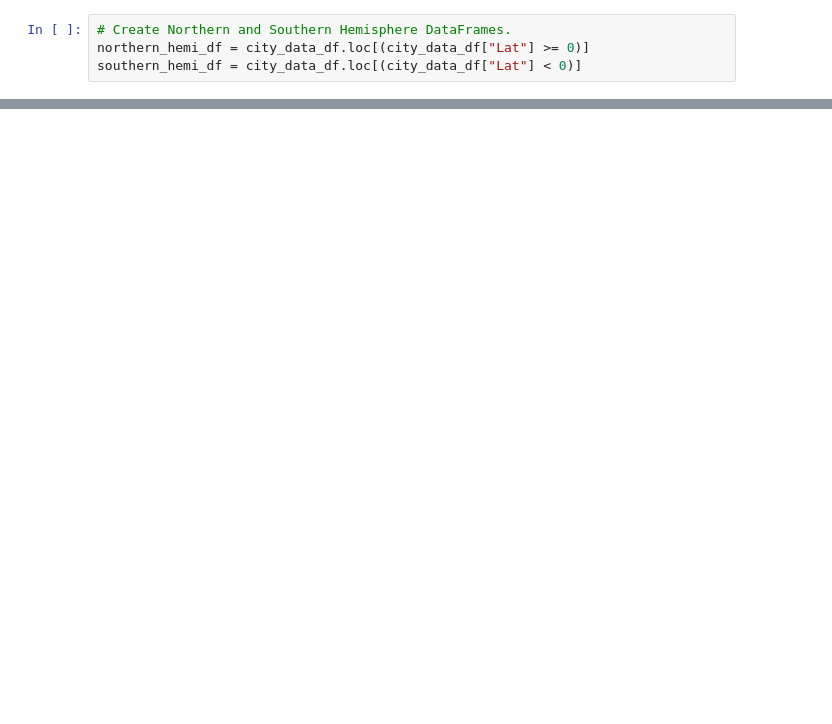
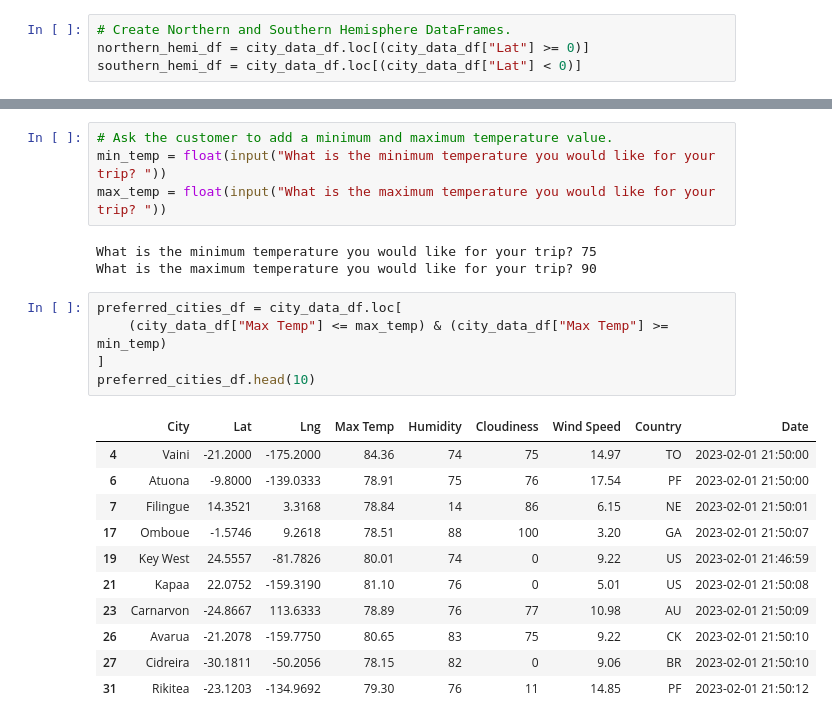
Before and after one commit to amoli127/World_Weather_Analysis, a Jupyter notebook: WeatherPy.ipynb, the cells around one changed output, grey strips where cells are left out. Drawn from its saved outputs; the diff is of its cells as text; blank space fills up the shorter version.

```diff
--- a/WeatherPy.ipynb
+++ b/WeatherPy.ipynb
@@ -375,0 +376,24 @@ plot_linear_regression(x_values, y_values,
+# %%
+# Ask the customer to add a minimum and maximum temperature value.
+min_temp = float(input("What is the minimum temperature you would like for your trip? "))
+max_temp = float(input("What is the maximum temperature you would like for your trip? "))
+# %% [output]
+What is the minimum temperature you would like for your trip? 75
+What is the maximum temperature you would like for your trip? 90
+# %%
+preferred_cities_df = city_data_df.loc[
+    (city_data_df["Max Temp"] <= max_temp) & (city_data_df["Max Temp"] >= min_temp)
+]
+preferred_cities_df.head(10)
+# %% [output]
+|  | City | Lat | Lng | Max Temp | Humidity | Cloudiness | Wind Speed | Country | Date |
+| 4 | Vaini | -21.2000 | -175.2000 | 84.36 | 74 | 75 | 14.97 | TO | 2023-02-01 21:50:00 |
+| 6 | Atuona | -9.8000 | -139.0333 | 78.91 | 75 | 76 | 17.54 | PF | 2023-02-01 21:50:00 |
+| 7 | Filingue | 14.3521 | 3.3168 | 78.84 | 14 | 86 | 6.15 | NE | 2023-02-01 21:50:01 |
+| 17 | Omboue | -1.5746 | 9.2618 | 78.51 | 88 | 100 | 3.20 | GA | 2023-02-01 21:50:07 |
+| 19 | Key West | 24.5557 | -81.7826 | 80.01 | 74 | 0 | 9.22 | US | 2023-02-01 21:46:59 |
+| 21 | Kapaa | 22.0752 | -159.3190 | 81.10 | 76 | 0 | 5.01 | US | 2023-02-01 21:50:08 |
+| 23 | Carnarvon | -24.8667 | 113.6333 | 78.89 | 76 | 77 | 10.98 | AU | 2023-02-01 21:50:09 |
+| 26 | Avarua | -21.2078 | -159.7750 | 80.65 | 83 | 75 | 9.22 | CK | 2023-02-01 21:50:10 |
+| 27 | Cidreira | -30.1811 | -50.2056 | 78.15 | 82 | 0 | 9.06 | BR | 2023-02-01 21:50:10 |
+| 31 | Rikitea | -23.1203 | -134.9692 | 79.30 | 76 | 11 | 14.85 | PF | 2023-02-01 21:50:12 |
```
Also changed, not shown: parts of 21 cells of this notebook.
